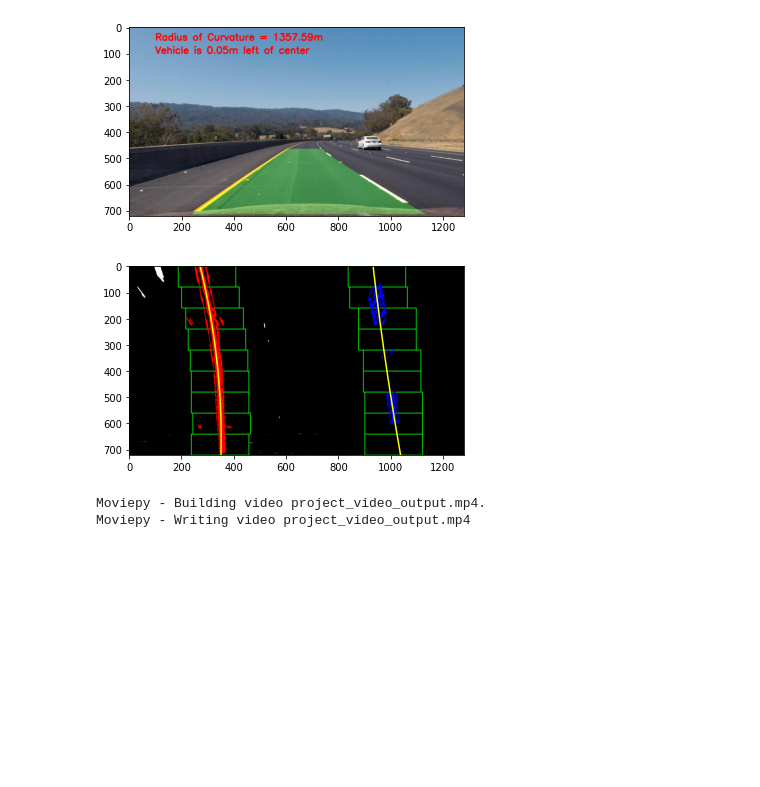
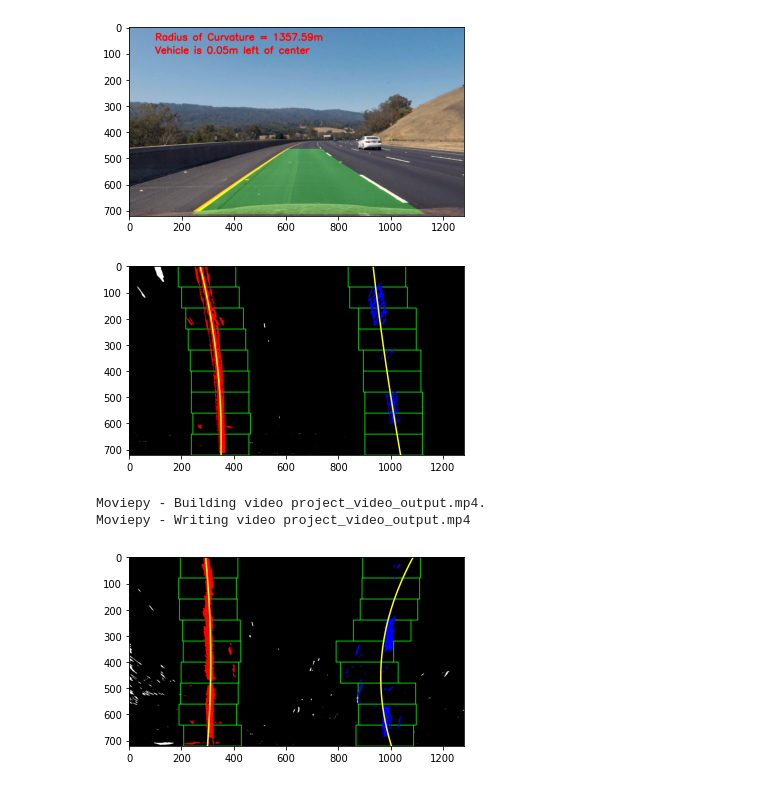
Before and after one commit to zackZhu1/CarND-Advanced-Lane-Lines, a Jupyter notebook: Lane_Finding.ipynb, the cells around one changed output. Drawn from its saved outputs; the diff is of its cells as text; code cells hidden in the pictures; blank space fills up the shorter version.

```diff
--- a/Lane_Finding.ipynb
+++ b/Lane_Finding.ipynb
@@ -439,19 +435,18 @@ def process_image(image):
 # %%
 lane_lines = Line()
 # Comment and uncomment white_output and clip line for challengers video
 white_output = 'project_video_output.mp4'
 #white_output = 'challenge_video_output.mp4'
 #white_output = 'harder_challenge_video_output.mp4'
 ## To speed up the testing process you may want to try your pipeline on a shorter subclip of the video
 ## To do so add .subclip(start_second,end_second) to the end of the line below
 ## Where start_second and end_second are integer values representing the start and end of the subclip
 ## You may also uncomment the following line for a subclip of the first 5 seconds
-clip1 = VideoFileClip("project_video.mp4").subclip(0,10)
-#clip1 = VideoFileClip("challenge_video.mp4").subclip(0,10)
-#clip1 = VideoFileClip("harder_challenge_video.mp4").subclip(0,10)
+clip1 = VideoFileClip("project_video.mp4")
 white_clip = clip1.fl_image(process_image) #NOTE: this function expects color images!!
 %time white_clip.write_videofile(white_output, audio=False)
 # %% [output]
 [figure]
 Moviepy - Building video project_video_output.mp4.
 Moviepy - Writing video project_video_output.mp4
+[figure, added]
```
Also changed, not shown: parts of 2 cells of this notebook, 2 other files.
